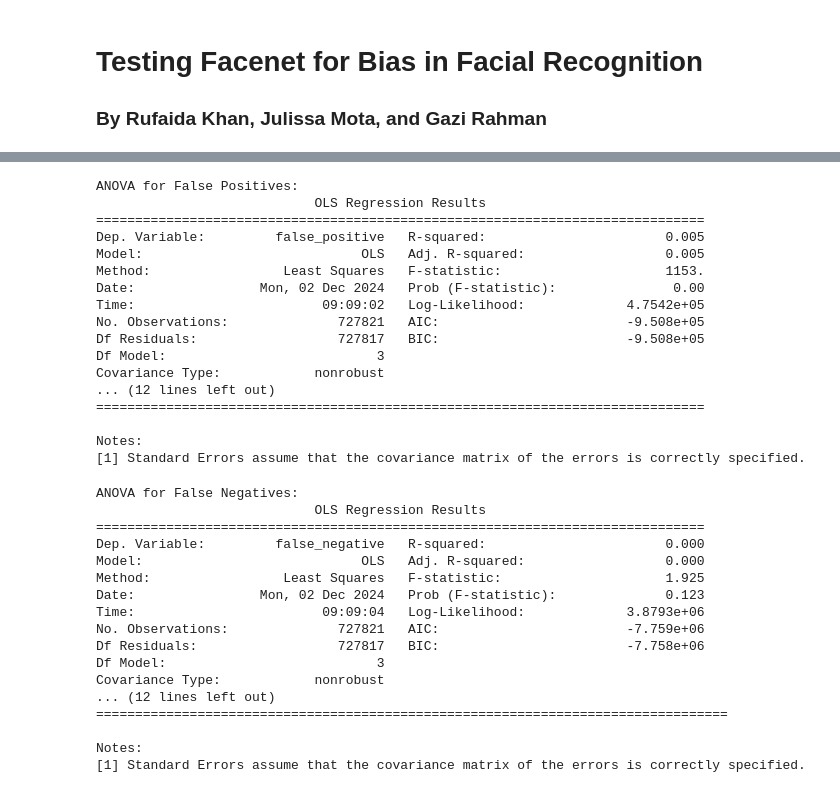
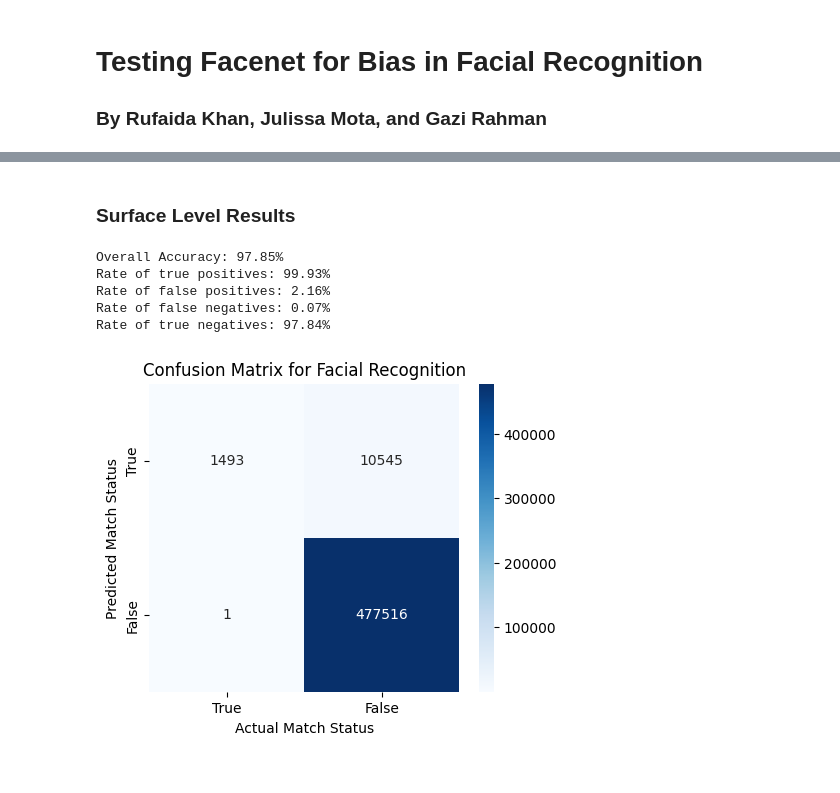
Before and after one commit to gzsrahman/comp334_algorithmic_bias, a Jupyter notebook: project.ipynb, the cells around one changed output, grey strips where cells are left out. Cells and saved outputs as stored; diff of their text form; code cells hidden in the pictures.

```diff
--- a/project.ipynb
+++ b/project.ipynb
@@ -217,48 +160,25 @@ results
-# %%
-model_fp = ols('false_positive ~ C(race1)', data=results).fit()
-anova_table_fp = sm.stats.anova_lm(model_fp, typ=2)
-print("ANOVA for False Positives:")
-# print(anova_table_fp)
-print(model_fp.summary())
-# %% [output]
-ANOVA for False Positives:
-                            OLS Regression Results
-==============================================================================
-Dep. Variable:         false_positive   R-squared:                       0.005
-Model:                            OLS   Adj. R-squared:                  0.005
-Method:                 Least Squares   F-statistic:                     1153.
-Date:                Mon, 02 Dec 2024   Prob (F-statistic):               0.00
-Time:                        09:09:02   Log-Likelihood:             4.7542e+05
-No. Observations:              727821   AIC:                        -9.508e+05
-Df Residuals:                  727817   BIC:                        -9.508e+05
-Df Model:                           3
-Covariance Type:            nonrobust
-... (12 lines left out)
-==============================================================================
-
-Notes:
-[1] Standard Errors assume that the covariance matrix of the errors is correctly specified.
-# %%
-model_fn = ols('false_negative ~ C(race1)', data=results).fit()
-anova_table_fn = sm.stats.anova_lm(model_fn, typ=2)
-print("ANOVA for False Negatives:")
-# print(anova_table_fn)
-print(model_fn.summary())
-# %% [output]
-ANOVA for False Negatives:
-                            OLS Regression Results
-==============================================================================
-Dep. Variable:         false_negative   R-squared:                       0.000
-Model:                            OLS   Adj. R-squared:                  0.000
-Method:                 Least Squares   F-statistic:                     1.925
-Date:                Mon, 02 Dec 2024   Prob (F-statistic):              0.123
-Time:                        09:09:04   Log-Likelihood:             3.8793e+06
-No. Observations:              727821   AIC:                        -7.759e+06
-Df Residuals:                  727817   BIC:                        -7.758e+06
-Df Model:                           3
-Covariance Type:            nonrobust
-... (12 lines left out)
-=================================================================================
-
-Notes:
-[1] Standard Errors assume that the covariance matrix of the errors is correctly specified.
+# %% [markdown]
+### Surface Level Results
+# %%
+# compile comparison data and demonstrate overall results
+results = pd.DataFrame({'model1': model1, 'model2': model2, 'img1': img1, 'img2': img2, 'race1': race1, 'race2': race2, 'sex1': sex1, 'sex2': sex2, 'distance': distance, 'label': label, 'prediction': prediction})
+overall_cm = confusion_matrix(results['label'], results['prediction'], labels = [True, False]).T
+accuracy = accuracy_score(results['label'], results['prediction'])
+print(f'Overall Accuracy: {(round(accuracy * 10000) / 100)}%')
+print(f'Rate of true positives: {round((overall_cm[0][0] / (overall_cm[0][0] + overall_cm[1][0])) * 10000 ) / 100}%')
+print(f'Rate of false positives: {round((overall_cm[0][1] / (overall_cm[0][1] + overall_cm[1][1])) * 10000 ) / 100}%')
+print(f'Rate of false negatives: {round((overall_cm[1][0] / (overall_cm[0][0] + overall_cm[1][0])) * 10000 ) / 100}%')
+print(f'Rate of true negatives: {round((overall_cm[1][1] / (overall_cm[0][1] + overall_cm[1][1])) * 10000 ) / 100}%')
+plt.figure(figsize=(5,4))
+sns.heatmap(overall_cm, annot = True, fmt = 'd', cmap = 'Blues', xticklabels = ['True', 'False'], yticklabels = ['True', 'False'])
+plt.title(f'Confusion Matrix for Facial Recognition')
+plt.xlabel('Actual Match Status')
+plt.ylabel('Predicted Match Status')
+plt.show()
+# %% [output]
+Overall Accuracy: 97.85%
+Rate of true positives: 99.93%
+Rate of false positives: 2.16%
+Rate of false negatives: 0.07%
+Rate of true negatives: 97.84%
+[figure, added]
```
Also changed, not shown: parts of 22 cells of this notebook.
